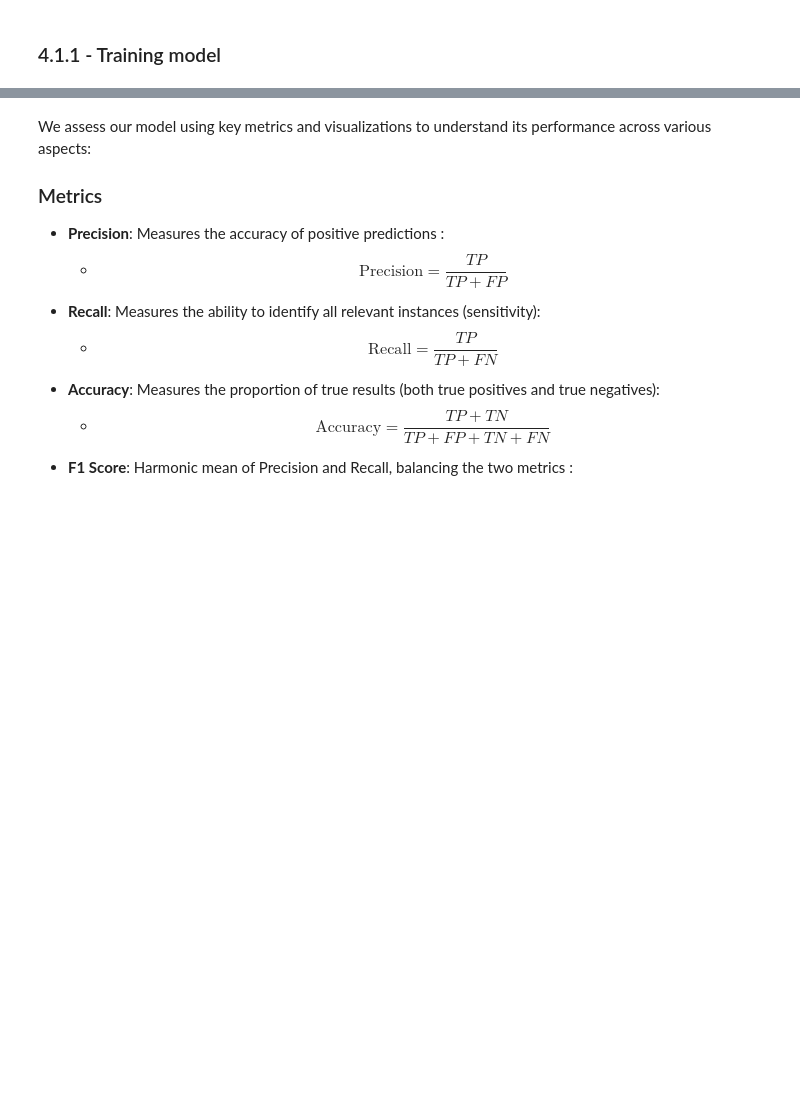
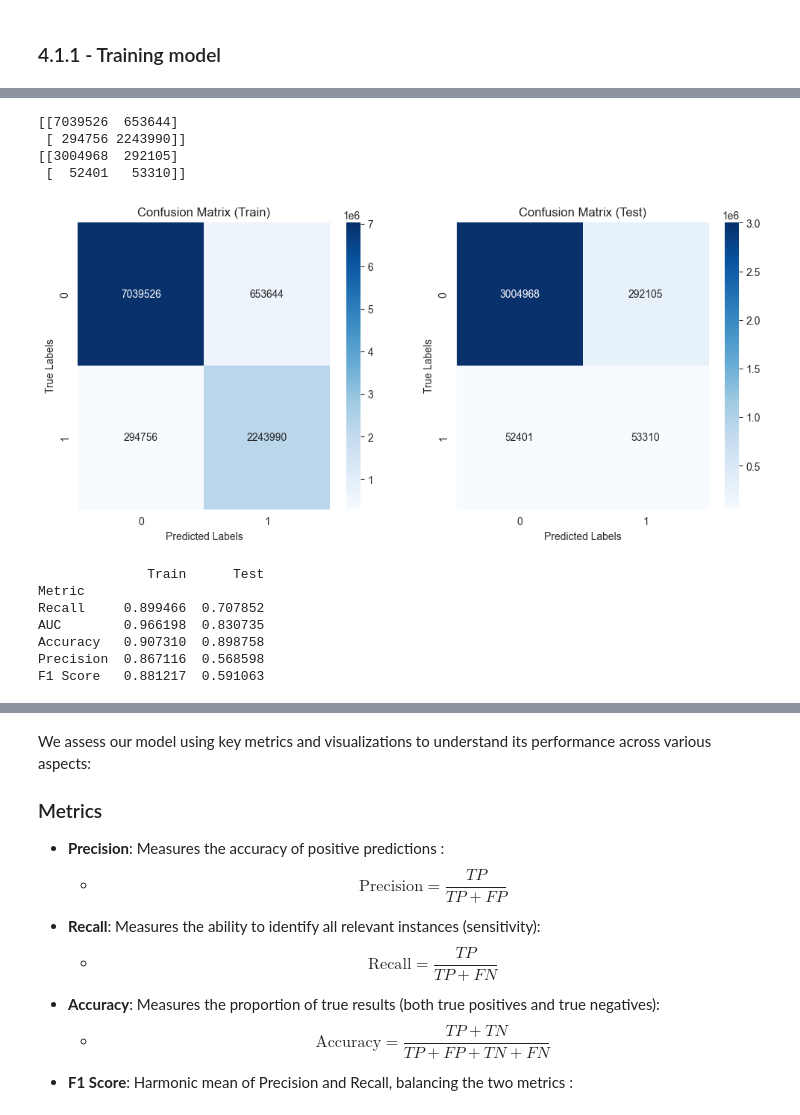
Before and after one commit to GitDeTapha/Smart_Plan_PFE_FALL, a Jupyter notebook: Codes/Prediction_No_Show.ipynb, the cells around one changed output, grey strips where cells are left out. Saved outputs shown, nothing was run; the diff lists cells and outputs as text; code cells hidden in the pictures; blank space fills up the shorter version.

```diff
--- a/Codes/Prediction_No_Show.ipynb
+++ b/Codes/Prediction_No_Show.ipynb
@@ -472,0 +132,31 @@ y_prob = model.predict_proba(X_test)[:, 1]
+# %%
+from sklearn.ensemble import RandomForestClassifier
+from sklearn.model_selection import GridSearchCV
+from sklearn.metrics import roc_curve, auc
+import matplotlib.pyplot as plt
+
+# Définition de la grille d'hyperparamètres
+param_grid = {
+    'n_estimators': [100],  # Nombre d'arbres
+    'max_depth': [10, 15, 20],   # Profondeur maximale des arbres
+    'min_samples_split': [2, 5],  # Nombre minimum d'échantillons pour diviser un nœud
+    'min_samples_leaf': [2, 4],   # Nombre minimum d'échantillons requis à un nœud feuille
+    'max_features': ['sqrt'],     # Nombre de caractéristiques à considérer lors de la recherche de la meilleure division
+    'class_weight': ['balanced']  # Équilibrage des classes
+}
+# %%
+# Création de l'objet GridSearchCV
+grid_search = GridSearchCV(
+    estimator=RandomForestClassifier(n_jobs=-1, verbose=True, random_state=0),
+    param_grid=param_grid,
+    scoring='roc_auc',
+    cv=3,
+    verbose=2,
+    n_jobs=-1
+)
+
+# Exécution de la recherche en grille sur les données d'entraînement
+grid_search.fit(X_train, y_train)
+
+# Affichage des meilleurs paramètres
+print("Meilleurs hyperparamètres trouvés : ", grid_search.best_params_)
@@ -472,0 +196,16 @@ y_prob = model.predict_proba(X_test)[:, 1]
+# %%
+resultat_rf = evaluate_tree_ensemble_model(rf_model, X_train, y_train, X_test, y_test,
+                             y_train_proba_rf, y_test_proba_rf)
+# %% [output]
+[[7039526  653644]
+ [ 294756 2243990]]
+[[3004968  292105]
+ [  52401   53310]]
+[figure, added]
+              Train      Test
+Metric
+Recall     0.899466  0.707852
+AUC        0.966198  0.830735
+Accuracy   0.907310  0.898758
+Precision  0.867116  0.568598
+F1 Score   0.881217  0.591063
```
Also changed, not shown: parts of 174 cells of this notebook, 10 other files.
